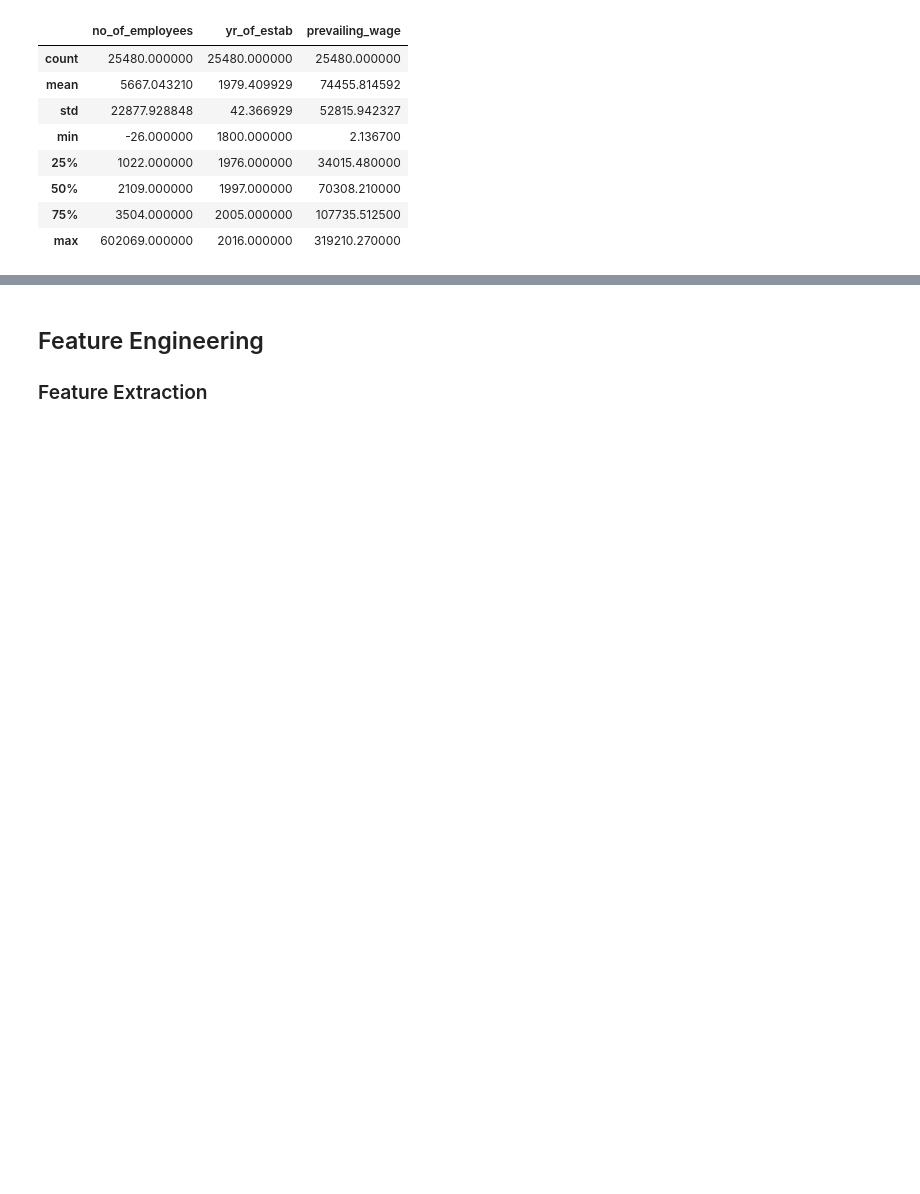
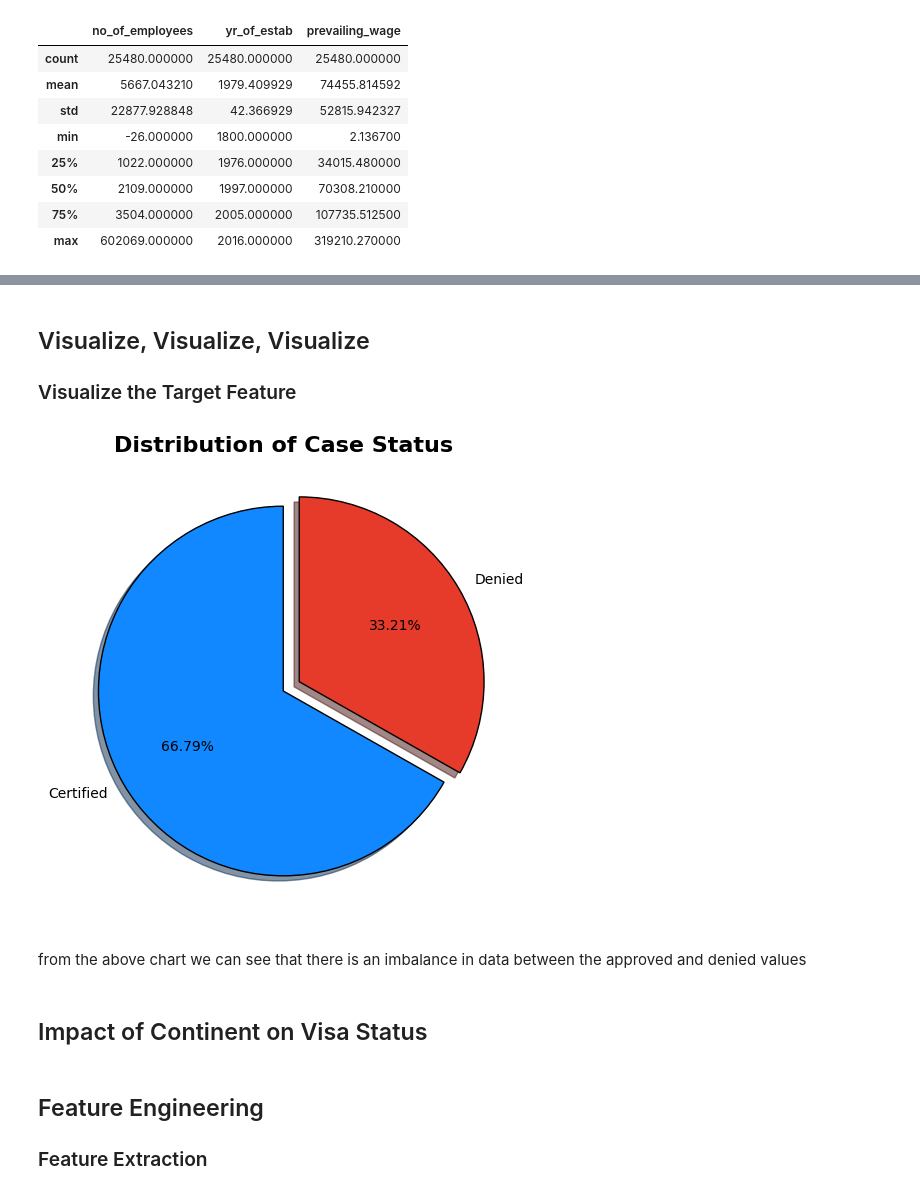
Before and after one commit to MRameezU/MLOPs_Classification_Problem, a Jupyter notebook: notebook/01_Exploratory_Data_Analysis_US_Visa.ipynb, the cells around one changed output, grey strips where cells are left out. Drawn from its saved outputs; the diff is of its cells as text; code cells hidden in the pictures; blank space fills up the shorter version.

```diff
--- a/notebook/01_Exploratory_Data_Analysis_US_Visa.ipynb
+++ b/notebook/01_Exploratory_Data_Analysis_US_Visa.ipynb
@@ -82,0 +398,30 @@ Index(['continent', 'education_of_employee', 'has_job_experience',
+# %% [markdown]
+## Visualize, Visualize, Visualize
+### Visualize the Target Feature
+# %%
+# Calculate the percentage distribution of 'case_status'
+percentage = df['case_status'].value_counts(normalize=True) * 100
+labels = ["Certified", "Denied"]  # Define labels for the pie chart
+
+# Set up the figure and axis for the pie chart
+fig, ax = plt.subplots(figsize=(6, 6))
+
+# Define the explode and color scheme for the slices
+explode = (0, 0.1)  # Slightly "explode" the second slice (Denied)
+colors = ['#1188ff', '#e63a2a']  # Custom colors for each slice
+
+# Plot the pie chart
+ax.pie(percentage, labels=labels, startangle=90, autopct='%1.2f%%',
+       explode=explode, shadow=True, colors=colors, wedgeprops={'edgecolor': 'black'})
+
+# Add a title to the chart
+plt.title('Distribution of Case Status', fontsize=16, fontweight='bold')
+
+# Display the plot
+plt.show()
+# %% [output]
+[figure, added]
+# %% [markdown]
+from the above chart we can see that there is an imbalance in data between the approved and denied values
+# %% [markdown]
+## Impact of Continent on Visa Status
```
Also changed, not shown: parts of 54 cells of this notebook.
